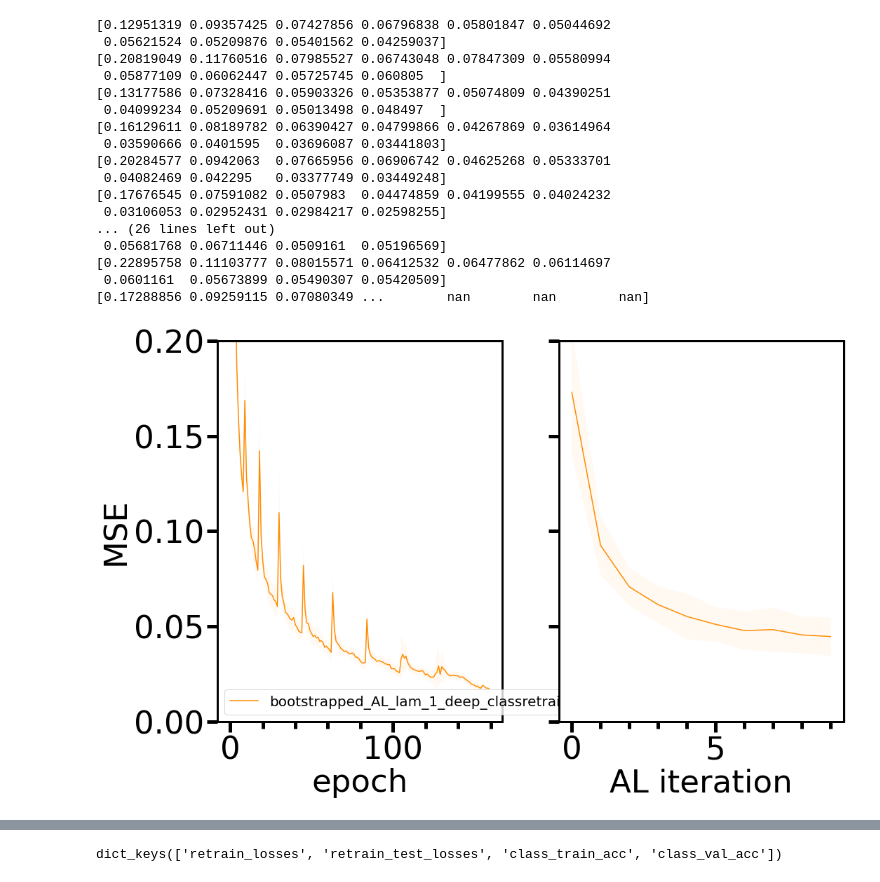
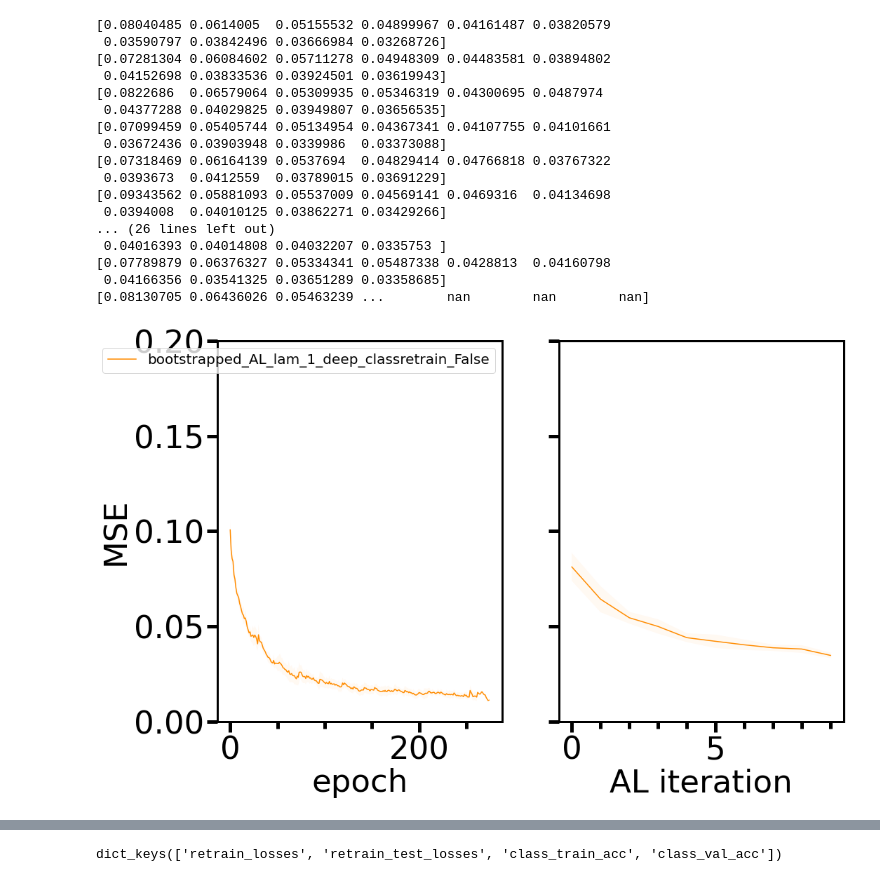
Before and after one commit to zcapjdb/UKAEAGroupProject, a Jupyter notebook: src/notebooks/pipeline_notebooks/outputs1.ipynb, the cells around one changed output, grey strips where cells are left out. Drawn from its saved outputs; the diff is of its cells as text; code cells hidden in the pictures.

```diff
--- a/src/notebooks/pipeline_notebooks/outputs1.ipynb
+++ b/src/notebooks/pipeline_notebooks/outputs1.ipynb
@@ -100,5 +77,6 @@ array([[0.12951319, 0.09357425, 0.07427856, 0.06796838, 0.05801847,
 # %%
 path1 = '/home/ir-zani1/rds/rds-ukaea-ap001/ir-zani1/qualikiz/UKAEAGroupProject/outputs/7000_2000/'
+path1= "/home/ir-zani1/rds/rds-ukaea-ap001/ir-zani1/qualikiz/.../outputs/25000_20000/"
 #path2 = '/home/ir-zani1/rds/rds-ukaea-ap001/ir-zani1/qualikiz/UKAEAGroupProject/outputs/30000/'
 
 names = ['bootstrapped_AL_lam_1_shallow_wide_classretrain_True',
@@ -106,47 +84,47 @@ names = ['bootstrapped_AL_lam_1_shallow_wide_classretrain_True',
 'bootstrapped_AL_lam_1_deep_classretrain_True',]
 names=['bootstrapped_AL_lam_1_deep_classretrain_False']
 
 colors = ['darkorange','magenta','cyan','firebrick']
 
 
 fig1, ax1 = plt.subplots(1,2, figsize=(16,10), sharey=True)
 fig2, ax2 = plt.subplots(1,2, figsize=(16,10), sharey=True)
 
 for path,ax in zip([path1,path1],[ax1,ax2]):
 
     for n,c in zip(names,colors):
         first = get_data(path+n+'.pkl')
         #second = get_data(path2+n+'.pkl')
         train_mean ,train_std, val_mean, val_std, test_mean, test_std = get_losses(first)
         print(test_mean)
         ax[0].fill_between(range(len(train_mean)),train_mean-train_std,train_mean+train_std,alpha=0.05, facecolor=c)
         ax[0].plot(range(len(train_mean)),train_mean, label=n,color=c)
 
         #ax[0].fill_between(range(len(val_mean)),val_mean-val_std,val_mean+val_std,alpha=0.05, facecolor=c,hatch='/')
         #ax[0].plot(range(len(val_mean)),val_mean,color=c, ls='--')
         ax[1].fill_between(range(len(test_mean)),test_mean-test_std,test_mean+test_std,alpha=0.05, facecolor=c)
         ax[1].plot(range(len(test_mean)),test_mean,color=c)
     ax[0].set_ylabel('MSE')
     ax[0].set_xlabel('epoch')
     ax[1].set_xlabel('AL iteration')
     ax[0].legend(fontsize=20)
     ax[0].set_ylim(0,0.2)
 # %% [output]
-[0.12951319 0.09357425 0.07427856 0.06796838 0.05801847 0.05044692
- 0.05621524 0.05209876 0.05401562 0.04259037]
-[0.20819049 0.11760516 0.07985527 0.06743048 0.07847309 0.05580994
- 0.05877109 0.06062447 0.05725745 0.060805  ]
-[0.13177586 0.07328416 0.05903326 0.05353877 0.05074809 0.04390251
- 0.04099234 0.05209691 0.05013498 0.048497  ]
-[0.16129611 0.08189782 0.06390427 0.04799866 0.04267869 0.03614964
- 0.03590666 0.0401595  0.03696087 0.03441803]
-[0.20284577 0.0942063  0.07665956 0.06906742 0.04625268 0.05333701
- 0.04082469 0.042295   0.03377749 0.03449248]
-[0.17676545 0.07591082 0.0507983  0.04474859 0.04199555 0.04024232
- 0.03106053 0.02952431 0.02984217 0.02598255]
+[0.08040485 0.0614005  0.05155532 0.04899967 0.04161487 0.03820579
+ 0.03590797 0.03842496 0.03666984 0.03268726]
+[0.07281304 0.06084602 0.05711278 0.04948309 0.04483581 0.03894802
+ 0.04152698 0.03833536 0.03924501 0.03619943]
+[0.0822686  0.06579064 0.05309935 0.05346319 0.04300695 0.0487974
+ 0.04377288 0.04029825 0.03949807 0.03656535]
+[0.07099459 0.05405744 0.05134954 0.04367341 0.04107755 0.04101661
+ 0.03672436 0.03903948 0.0339986  0.03373088]
+[0.07318469 0.06164139 0.0537694  0.04829414 0.04766818 0.03767322
+ 0.0393673  0.0412559  0.03789015 0.03691229]
+[0.09343562 0.05881093 0.05537009 0.04569141 0.0469316  0.04134698
+ 0.0394008  0.04010125 0.03862271 0.03429266]
 ... (26 lines left out)
- 0.05681768 0.06711446 0.0509161  0.05196569]
-[0.22895758 0.11103777 0.08015571 0.06412532 0.06477862 0.06114697
- 0.0601161  0.05673899 0.05490307 0.05420509]
-[0.17288856 0.09259115 0.07080349 ...        nan        nan        nan]
+ 0.04016393 0.04014808 0.04032207 0.0335753 ]
+[0.07789879 0.06376327 0.05334341 0.05487338 0.0428813  0.04160798
+ 0.04166356 0.03541325 0.03651289 0.03358685]
+[0.08130705 0.06436026 0.05463239 ...        nan        nan        nan]
-[figure, old version]
+[figure, new version]
```
Also changed, not shown: parts of 2 cells of this notebook, 3 other files.
